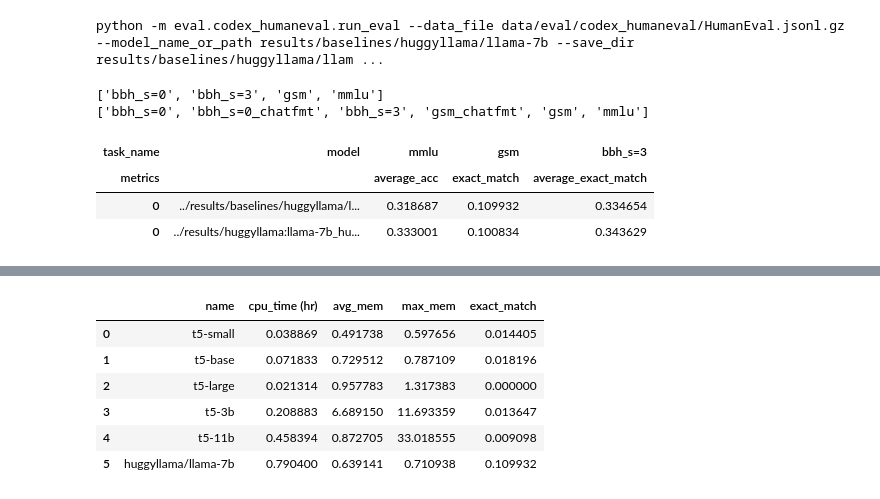
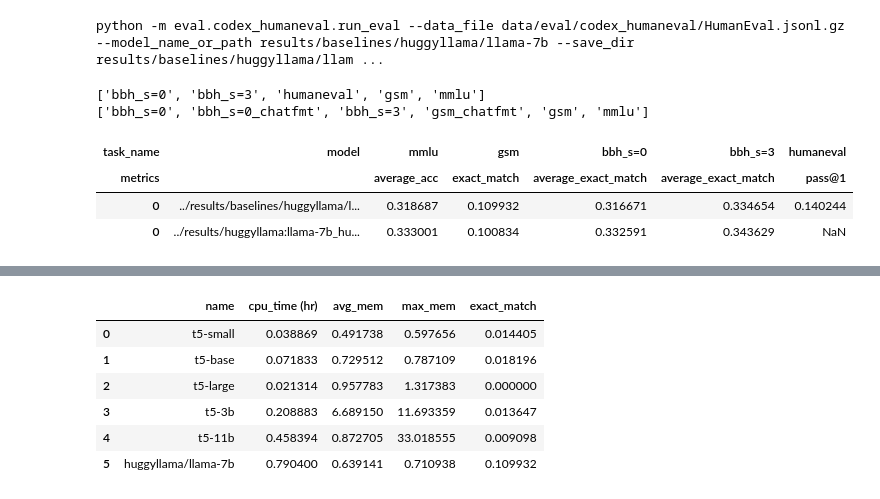
Before and after one commit to tt6746690/open-instruct, a Jupyter notebook: scripts/gen_cmds.ipynb, the cells around one changed output, grey strips where cells are left out. Saved outputs shown, nothing was run; the diff lists cells and outputs as text; code cells hidden in the pictures.

```diff
--- a/scripts/gen_cmds.ipynb
+++ b/scripts/gen_cmds.ipynb
@@ -450,13 +450,14 @@ if task_name == 'mmlu':
     queue = 'x86_1h'
     batch_size = 10
 if task_name == 'humaneval':
-    queue = 'x86_1h'
+    queue = 'x86_1h' # pass@1: 10min, pass@10: 100min
     batch_size = 10
 
 num_cpus = 10
 cpu_mem = 32 # mem usage quite small for llama7b+lora on bbh
 
 use_chat_format = False
+load_in_8bit = False
 
 models = []
 # models += ['t5-small', 't5-base', 't5-large', 't5-3b', 't5-11b']
@@ -517,10 +518,11 @@ for model_name_or_path in models:
             --model_name_or_path {model_name_or_path} \
             --save_dir {save_dir} \
             --eval_batch_size {batch_size} \
-            --eval_pass_at_ks 1 5 \
-            --unbiased_sampling_size_n 5 \
+            --eval_pass_at_ks 1 \
+            --unbiased_sampling_size_n 1 \
             --temperature 0.1 \
             {'--use_chat_format' if use_chat_format else ''}
+            {'--load_in_8bit' if load_in_8bit else ''}
         """
 
     cmd = multiline_to_singleline(cmd)
@@ -581,36 +583,38 @@ class EvalResults:
 
         df = pd.concat(dfs, axis=1)
         cols = [
             ('mmlu', 'average_acc'),
             ('gsm', 'exact_match'),
-#             ('bbh_s=0', 'average_exact_match'),
+            ('bbh_s=0', 'average_exact_match'),
             ('bbh_s=3', 'average_exact_match'),
+            ('humaneval', 'pass@1')
         ]
+        cols = [col for col in cols if col in df]
         print(task_names)
         df = df[cols]
         df.insert(0, ('model', ''), [self.save_dir])
         return df
 
 
 save_dirs = [
     '../results/baselines/huggyllama/llama-7b/',
     '../results/huggyllama:llama-7b_human_mix-trainer_savebystep/checkpoint-1400',
 ]
 
 dfs = []
 for save_dir in save_dirs:
     r = EvalResults(save_dir)
     df = r.get_result_df()
     dfs.append(df)
 
 pd.set_option('display.max_colwidth', None)
 
 df = pd.concat(dfs, axis=0)
 display(df)
 # %% [output]
-['bbh_s=0', 'bbh_s=3', 'gsm', 'mmlu']
+['bbh_s=0', 'bbh_s=3', 'humaneval', 'gsm', 'mmlu']
 ['bbh_s=0', 'bbh_s=0_chatfmt', 'bbh_s=3', 'gsm_chatfmt', 'gsm', 'mmlu']
-| task_name | model | mmlu | gsm | bbh_s=3 |
-| metrics |  | average_acc | exact_match | average_exact_match |
-| 0 | ../results/baselines/huggyllama/l... | 0.318687 | 0.109932 | 0.334654 |
-| 0 | ../results/huggyllama:llama-7b_hu... | 0.333001 | 0.100834 | 0.343629 |
+| task_name | model | mmlu | gsm | bbh_s=0 | bbh_s=3 | humaneval |
+| metrics |  | average_acc | exact_match | average_exact_match | average_exact_match | pass@1 |
+| 0 | ../results/baselines/huggyllama/l... | 0.318687 | 0.109932 | 0.316671 | 0.334654 | 0.140244 |
+| 0 | ../results/huggyllama:llama-7b_hu... | 0.333001 | 0.100834 | 0.332591 | 0.343629 | NaN |
```
Also changed, not shown: parts of 9 cells of this notebook.
